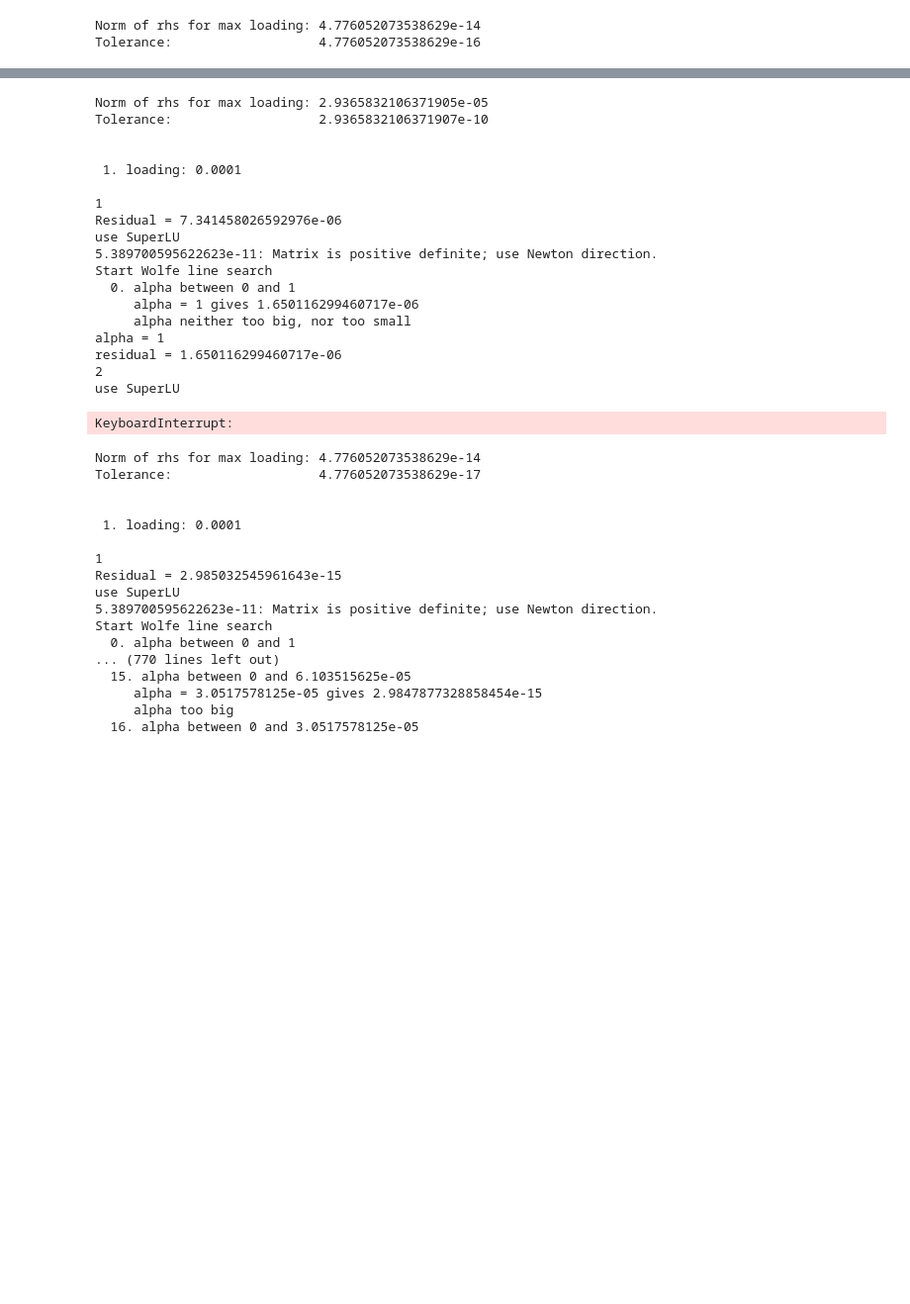
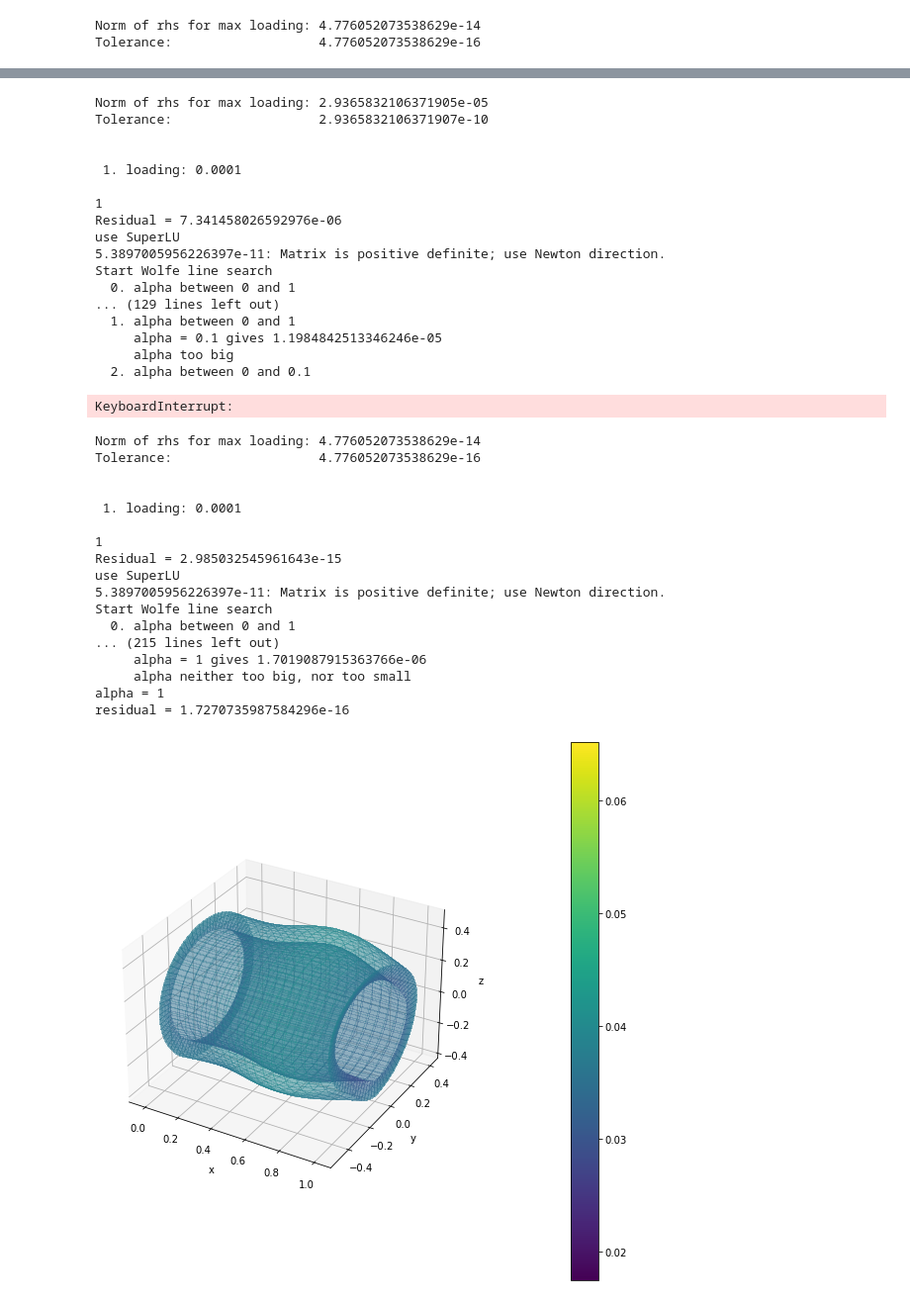
Before and after one commit to mh-0456/pyiga, a Jupyter notebook: notebooks/nonlinear_loading_artery3D-p3.ipynb, the cells around one changed output, grey strips where cells are left out. Shown at 99% size. Drawn from its saved outputs; the diff is of its cells as text; code cells hidden in the pictures; blank space fills up the shorter version.

```diff
--- a/notebooks/nonlinear_loading_artery3D-p3.ipynb
+++ b/notebooks/nonlinear_loading_artery3D-p3.ipynb
@@ -1605,7 +1609,7 @@ for t in range(len(loading)): # time steps
             while rnew > r and alpha > 1e-4:
                 unew = u + alpha * u_d
                 # compute new non-linear residuum
-                A, b = ass_nonlinsystem(unew)
+                A, M, b = ass_nonlinsystem(unew)
                 LS = assemble.RestrictedLinearSystem(A, b, bc)
                 rnew = np.linalg.norm(LS.b) # compute residuum
                 print('  alpha {} gives residual {}'.format(alpha,rnew))
@@ -1625,7 +1629,7 @@ for t in range(len(loading)): # time steps
                 while alpha < 10000 and rnew <= rlast:
                     unew = u + alpha * u_d
                     # compute new non-linear residuum
-                    A, b = ass_nonlinsystem(unew)
+                    A, M, b = ass_nonlinsystem(unew)
                     LS = assemble.RestrictedLinearSystem(A, b, bc)
                     rlast = rnew
                     rnew = np.linalg.norm(LS.b) # compute residuum
@@ -1671,15 +1675,14 @@ Tolerance:                   2.9365832106371907e-10
 1
 Residual = 7.341458026592976e-06
 use SuperLU
-5.389700595622623e-11: Matrix is positive definite; use Newton direction.
+5.3897005956226397e-11: Matrix is positive definite; use Newton direction.
 Start Wolfe line search
   0. alpha between 0 and 1
-     alpha = 1 gives 1.650116299460717e-06
-     alpha neither too big, nor too small
-alpha = 1
-residual = 1.650116299460717e-06
-2
-use SuperLU
+... (129 lines left out)
+  1. alpha between 0 and 1
+     alpha = 0.1 gives 1.1984842513346246e-05
+     alpha too big
+  2. alpha between 0 and 0.1
 KeyboardInterrupt:
 # %%
 # plot history of step sizes
@@ -1692,7 +1695,8 @@ xlabel('steps in delta_u'); ylabel('step size');
 # %%
 # solve linearized variational problem
 
-loading = [1e-4, 2e-4, 3e-4, 3.5e-4, 4e-4]#, 2.4e-4, 3.e-4, 4.e-4, 5e-4, 1e-3, 2e-3, 3e-3]
+#loading = [1e-4, 2e-4, 3e-4, 3.5e-4, 4e-4]#, 2.4e-4, 3.e-4, 4.e-4, 5e-4, 1e-3, 2e-3, 3e-3]
+#loading = [1e-4, 2e-4, 4e-4]
 
 #initial value
 u= np.zeros(dd)
@@ -1767,8 +1771,8 @@ for t in range(len(loading)): # time steps
         def eval_norm(x):
             A, M, b = ass_nonlinsystem(x)
             LS = assemble.RestrictedLinearSystem(A, b, bc)
-            return np.transpose(LS.complete(LS.b)).dot(M.dot(LS.complete(LS.b))) **2 #L2-norm
-            #return np.linalg.norm(LS.b) ** 2
+            #return np.transpose(LS.complete(LS.b)).dot(M.dot(LS.complete(LS.b))) **2 #L2-norm
+            return np.linalg.norm(LS.b) ** 2
         def eval_norm_grad(x):
             A, M, b = ass_nonlinsystem(x)
             LS = assemble.RestrictedLinearSystem(A, b, bc)
@@ -1799,7 +1803,7 @@ for t in range(len(loading)): # time steps
             while rnew > r and alpha > 1e-4:
                 unew = u + alpha * u_d
                 # compute new non-linear residuum
-                A, b = ass_nonlinsystem(unew)
+                A, M, b = ass_nonlinsystem(unew)
                 LS = assemble.RestrictedLinearSystem(A, b, bc)
                 rnew = np.transpose(LS.complete(LS.b)).dot(M.dot(LS.complete(LS.b))) #L2-norm
                 #rnew = np.linalg.norm(LS.b) # compute residuum
@@ -1820,7 +1824,7 @@ for t in range(len(loading)): # time steps
                 while alpha < 10000 and rnew <= rlast:
                     unew = u + alpha * u_d
                     # compute new non-linear residuum
-                    A, b = ass_nonlinsystem(unew)
+                    A, M, b = ass_nonlinsystem(unew)
                     LS = assemble.RestrictedLinearSystem(A, b, bc)
                     rlast = rnew
                     rnew = np.transpose(LS.complete(LS.b)).dot(M.dot(LS.complete(LS.b))) #L2-norm
@@ -1843,40 +1847,41 @@ for t in range(len(loading)): # time steps
 
         #----------------------------------------------------#
         ud_array.append(u_d)
         normed_du= np.transpose(u_d).dot(M.dot(u_d)) #L2-norm
         #normed_du = np.linalg.norm(u_d)/np.sqrt(len(u_d))
         stepsize_du = alpha * normed_du # times alpha
         stepsizes.append(stepsize_du)
         #---------------------------------------------------#
 
         if r < epsilon * r0: # break condition
             break
         elif count == 30:
             break
     #
     ud_array.append(u_d)
     solutions.append(LS.restrict(u))
 
 # print deformation plot
 get_defplot(u, patches_u, kvs_u)
 # %% [output]
 Norm of rhs for max loading: 4.776052073538629e-14
-Tolerance:                   4.776052073538629e-17
+Tolerance:                   4.776052073538629e-16
 
 
  1. loading: 0.0001
 
 1
 Residual = 2.985032545961643e-15
 use SuperLU
-5.389700595622623e-11: Matrix is positive definite; use Newton direction.
+5.3897005956226397e-11: Matrix is positive definite; use Newton direction.
 Start Wolfe line search
   0. alpha between 0 and 1
-... (770 lines left out)
-  15. alpha between 0 and 6.103515625e-05
-     alpha = 3.0517578125e-05 gives 2.9847877328858454e-15
-     alpha too big
-  16. alpha between 0 and 3.0517578125e-05
+... (215 lines left out)
+     alpha = 1 gives 1.7019087915363766e-06
+     alpha neither too big, nor too small
+alpha = 1
+residual = 1.7270735987584296e-16
+[figure, added]
 # %%
 # plot history of step sizes
 figsize(6,3)
```
Also changed, not shown: parts of 18 cells of this notebook.
